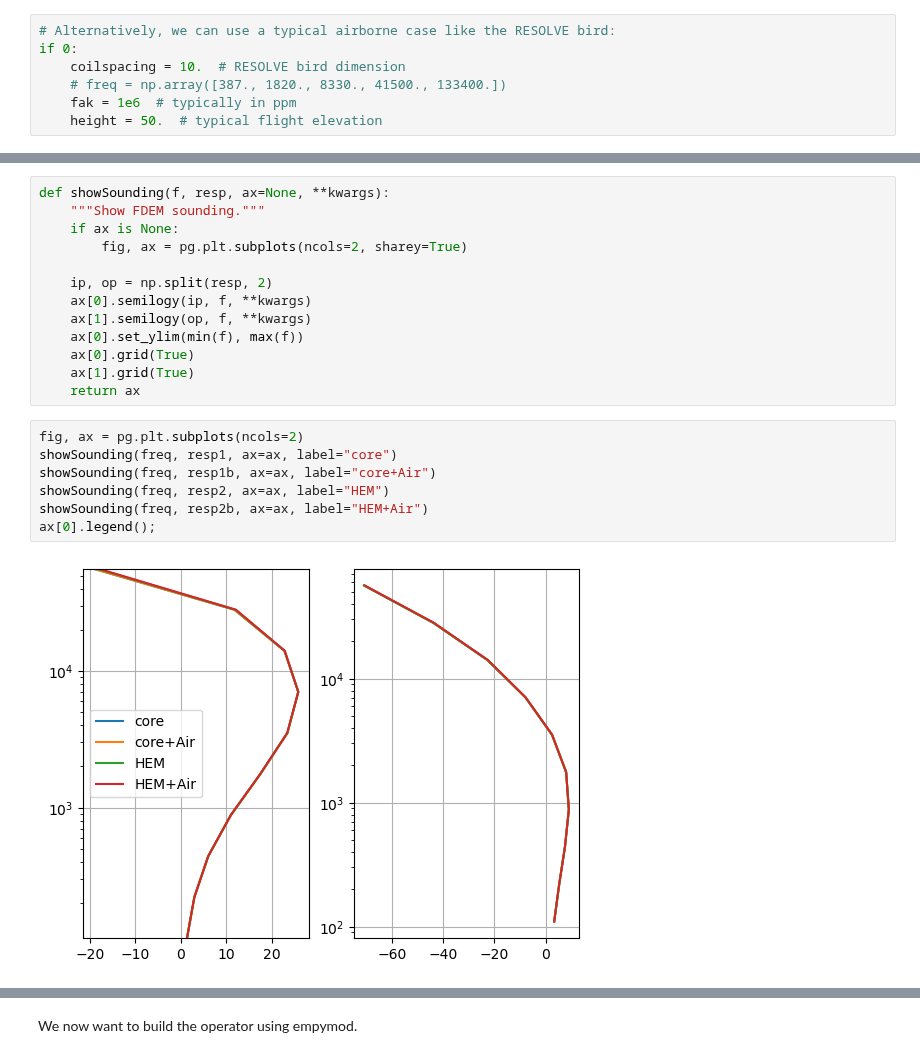
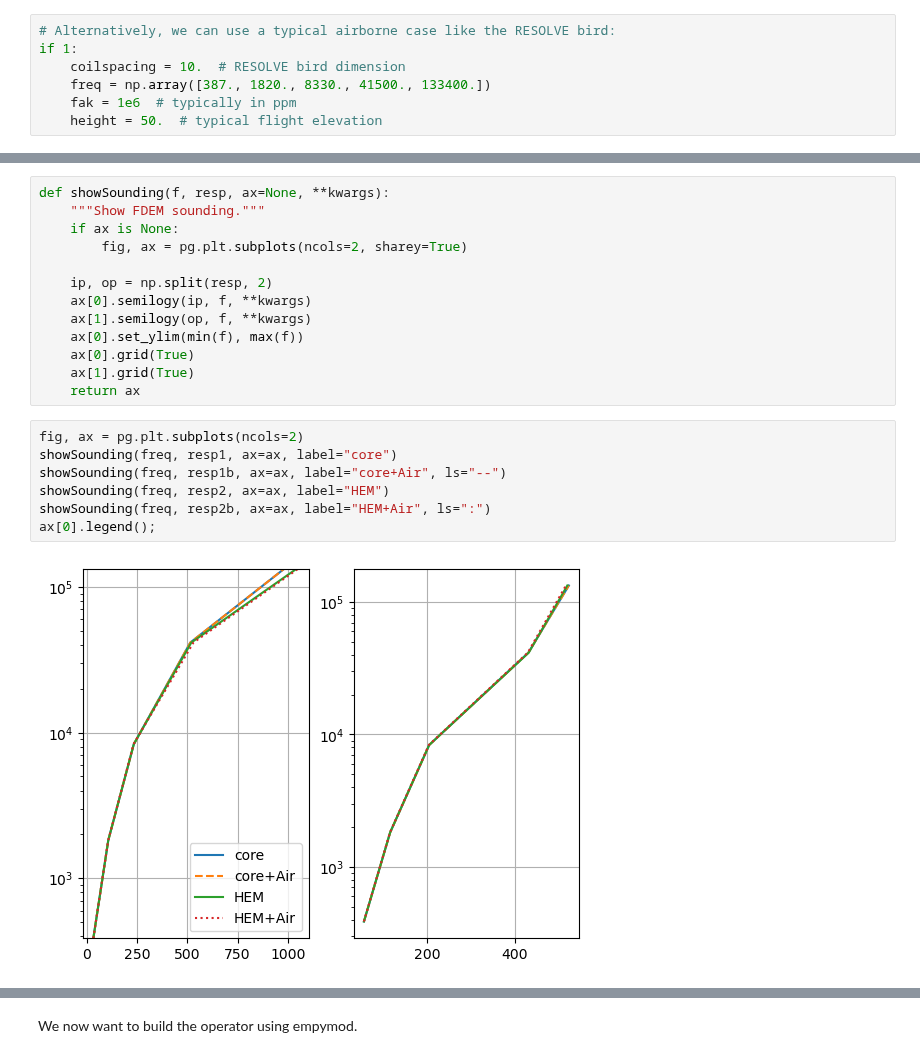
Before and after one commit to gimli-org/notebooks, a Jupyter notebook: FDEM/compareFOPsAir.ipynb, the cells around one changed output, grey strips where cells are left out. Cells and saved outputs as stored; diff of their text form.

```diff
--- a/FDEM/compareFOPsAir.ipynb
+++ b/FDEM/compareFOPsAir.ipynb
@@ -24,9 +24,9 @@ height = 1  # both loops carried by a human
 fak = 100.  # results as % of primary field
 # %%
 # Alternatively, we can use a typical airborne case like the RESOLVE bird:
-if 0:
+if 1:
     coilspacing = 10.  # RESOLVE bird dimension
-    # freq = np.array([387., 1820., 8330., 41500., 133400.])
+    freq = np.array([387., 1820., 8330., 41500., 133400.])
     fak = 1e6  # typically in ppm
     height = 50.  # typical flight elevation
 # %% [markdown]
@@ -70,12 +70,12 @@ def showSounding(f, resp, ax=None, **kwargs):
 # %%
 fig, ax = pg.plt.subplots(ncols=2)
 showSounding(freq, resp1, ax=ax, label="core")
-showSounding(freq, resp1b, ax=ax, label="core+Air")
+showSounding(freq, resp1b, ax=ax, label="core+Air", ls="--")
 showSounding(freq, resp2, ax=ax, label="HEM")
-showSounding(freq, resp2b, ax=ax, label="HEM+Air")
+showSounding(freq, resp2b, ax=ax, label="HEM+Air", ls=":")
 ax[0].legend();
 # %% [output]
-[figure, old version]
+[figure, new version]
 # %%
 print(np.column_stack([resp1, resp1b, resp2, resp2b]))
 # %% [output]
```
Also changed, not shown: parts of 6 cells of this notebook, 2 other files.
